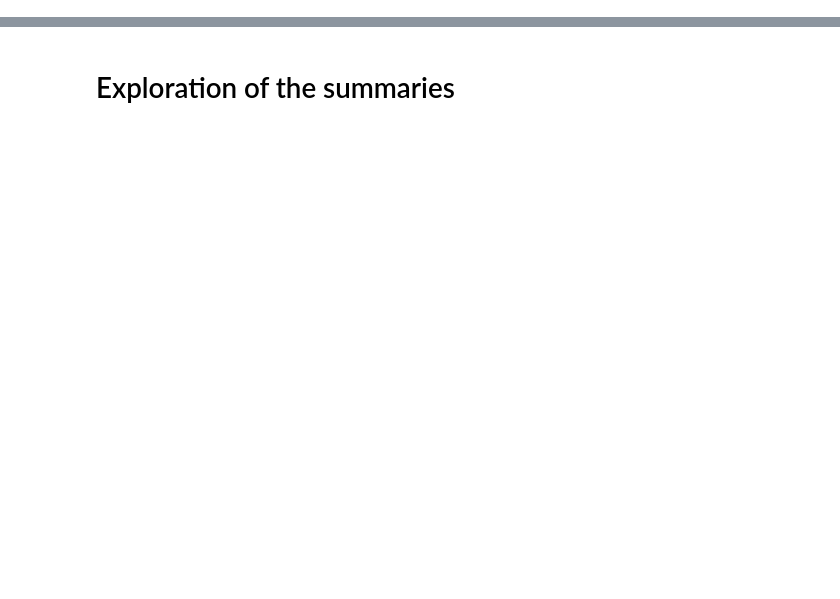
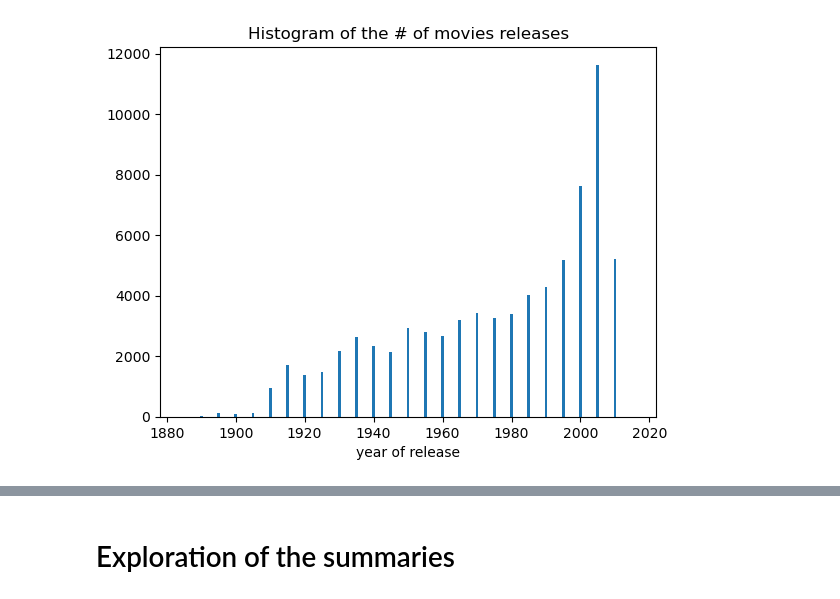
Before and after one commit to epfl-ada/ada-2022-project-error141, a Jupyter notebook: data_exploration.ipynb, the cells around one changed output, grey strips where cells are left out. Saved outputs shown, nothing was run; the diff lists cells and outputs as text; code cells hidden in the pictures; blank space fills up the shorter version.

```diff
--- a/data_exploration.ipynb
+++ b/data_exploration.ipynb
@@ -6,7 +9,2 @@ import spacy
 
 data_folder = 'data/'
-# %%
-data_folder = 'data/'
-
-movie_metadata = pd.read_csv(data_folder + "movie.metadata.tsv", sep='\t', lineterminator='\r', on_bad_lines='skip')
-character_metadata = pd.read_csv(data_folder + "movie.metadata.tsv", sep='\t', lineterminator='\r', on_bad_lines='skip')
@@ -12,0 +13,23 @@ character_metadata = pd.read_csv(data_folder + "movie.metadata.tsv", sep='\t', l
+# %%
+movie_metadata = pd.read_csv(data_folder + "movie.metadata.tsv", sep='\t', header = None)
+movie_metadata.columns = ['movie_ID','FB_ID','movie_name','release_date','box_office','length','languages','country','genres']
+movie_metadata = movie_metadata.set_index('movie_ID')
+
+#Drop freebase database ID, don't need it
+movie_metadata = movie_metadata.drop(columns=['FB_ID'])
+
+#Remove movies with non-defined release date
+#Convert release date to datetime type, only keep year
+movie_metadata = movie_metadata[movie_metadata.release_date.notna()]
+movie_metadata['release_date'] = movie_metadata.release_date.apply(lambda d:datetime.strptime(str(d[0:4]), "%Y"))
+movie_metadata['release_date'] = [date.year for date in movie_metadata.release_date]
+
+#Remove movie with release date in 1010
+movie_metadata = movie_metadata.drop(movie_metadata[movie_metadata.release_date == 1010].index)
+
+#Clean languages, country, genres columns
+movie_metadata['languages'] = [lang.split('"')[3::4] for lang in movie_metadata.languages]
+movie_metadata['country'] = [lang.split('"')[3::4] for lang in movie_metadata.country]
+movie_metadata['genres'] = [lang.split('"')[3::4] for lang in movie_metadata.genres]
+
+movie_metadata.sample(10)
@@ -12,0 +49,7 @@ character_metadata = pd.read_csv(data_folder + "movie.metadata.tsv", sep='\t', l
+# %%
+#Let's look at the distibution of the release date
+plt.bar(np.unique(movie_metadata.release_date//5*5),movie_metadata.groupby((movie_metadata.release_date//5)*5).movie_name.count())
+plt.xlabel('year of release'); plt.title('Histogram of the # of movies releases')
+plt.show()
+# %% [output]
+[figure, added]
```
Also changed, not shown: parts of 38 cells of this notebook.
